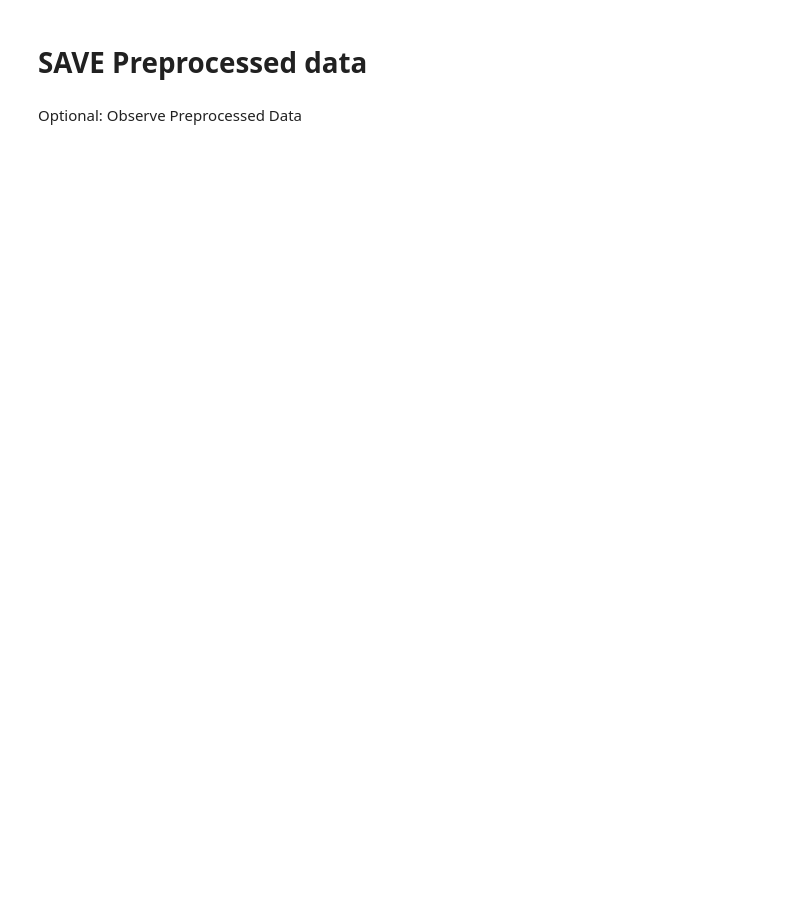
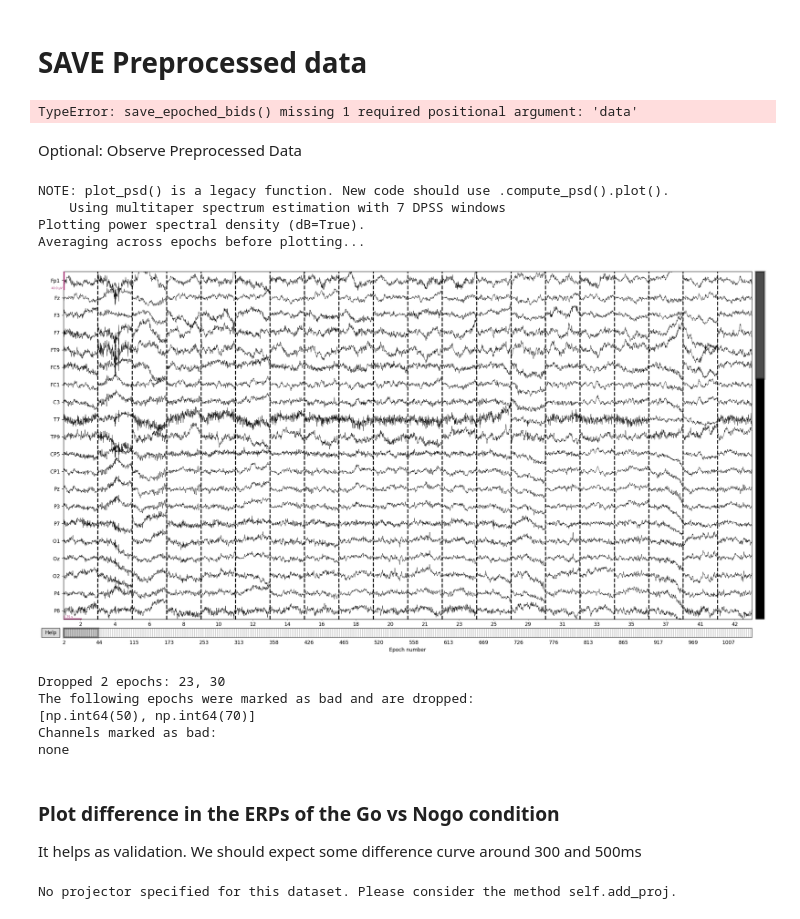
Before and after one commit to Nicobruno92/ruminative_mindwandering, a Jupyter notebook: Preprocessing/preprocessing_eeg.ipynb, the cells around one changed output. Saved outputs shown, nothing was run; the diff lists cells and outputs as text; code cells hidden in the pictures; blank space fills up the shorter version.

Commit message:
automatic preprocessing script v1

```diff
--- a/Preprocessing/preprocessing_eeg.ipynb
+++ b/Preprocessing/preprocessing_eeg.ipynb
@@ -515,21 +480,23 @@ log_preprocessing.log_detail("epochs_drop_log_description", epochs_ica.drop_log)
 # %% [markdown]
 # 7. Interpolate Chs and Rereference
 # %%
-##################################
-######   Interpolate chs  ########
-##################################
-# Interpolate bad channels in the epochs after ICA application
-epochs_interpolate = epochs_ica.copy().interpolate_bads()
-
-# Log the interpolated channels
-log_preprocessing.log_detail("interpolated_channels", epochs_ica.info["bads"])
-
 ##################################
 #######    Rereference   #########
 ##################################
+epochs_ica = mne.add_reference_channels(epochs_ica.load_data(), ref_channels=["FCz"])
+
+# Path to your .bvef file
+bvef_file_path = './CACS-64_withREF.bvef'
+# Load the extended montage
+montage = mne.channels.read_custom_montage(bvef_file_path)
+
+# Apply the montage to your raw data
+epochs_ica.set_montage(montage)
+
+
 # Rereference the data to the grand average reference
 epochs_rereferenced, ref_data = mne.set_eeg_reference(
-    inst=epochs_interpolate, ref_channels="average", copy=True
+    inst=epochs_ica, ref_channels="average", copy=True
 )
 
 # Add the final epochs to the report
@@ -539,3 +506,13 @@ report.add_epochs(
 
 # Log the rereferencing details
 log_preprocessing.log_detail("rereferenced_channels", "grand_average")
+
+
+##################################
+######   Interpolate chs  ########
+##################################
+# Interpolate bad channels in the epochs after ICA application
+epochs_interpolate = epochs_rereferenced.copy().interpolate_bads()
+
+# Log the interpolated channels
+log_preprocessing.log_detail("interpolated_channels", epochs_ica.info["bads"])
@@ -543,11 +532,10 @@ log_preprocessing.log_detail("rereferenced_channels", "grand_average")
 # SAVE Preprocessed data
 # %%
 # Save the rereferenced epochs
-bids_compliance.save_epoched_bids(
-    epochs_rereferenced,
+save_epoched_bids(
+    epochs_interpolate,
     derivatives_folder,
     subject,
-    session,
     task,
     data,
     desc="preproc",
@@ -556,17 +544,18 @@ bids_compliance.save_epoched_bids(
 )
 
 # Save the report as an HTML file
-html_report_fname = bids_compliance.make_bids_basename(
+html_report_fname = make_bids_basename(
     subject=subject,
-    session=session,
     task=task,
     suffix=data,
     extension=".html",
     desc="preprocReport",
 )
-report.save(os.path.join(bids_dir, html_report_fname), overwrite=True)
+report.save(os.path.join(derivative_bids_dir, html_report_fname), overwrite=True)
 
 # Save the preprocessing details to the JSON file
 log_preprocessing.save_preprocessing_details()
+# %% [output]
+TypeError: save_epoched_bids() missing 1 required positional argument: 'data'
 # %% [markdown]
 Optional: Observe Preprocessed Data
@@ -575,0 +562,21 @@ plt.show(block=True)
+# %%
+epochs_interpolate.plot_psd()
+epochs_interpolate.plot()
+# %% [output]
+NOTE: plot_psd() is a legacy function. New code should use .compute_psd().plot().
+    Using multitaper spectrum estimation with 7 DPSS windows
+Plotting power spectral density (dB=True).
+Averaging across epochs before plotting...
+[figure, added]
+Dropped 2 epochs: 23, 30
+The following epochs were marked as bad and are dropped:
+[np.int64(50), np.int64(70)]
+Channels marked as bad:
+none
+# %% [markdown]
+### Plot difference in the ERPs of the Go vs Nogo condition
+It helps as validation. We should expect some difference curve around 300 and 500ms
+# %%
+mne.combine_evoked([ epochs_interpolate['go/correct'].average(), epochs_interpolate['nogo/correct'].average()], weights=[1,-1]).plot_joint([0.1, 0.2, 0.3, 0.4, 0.5, 0.6, 0.7, 0.8, 0.9]);
+# %% [output]
+No projector specified for this dataset. Please consider the method self.add_proj.
```
Also changed, not shown: parts of 12 cells of this notebook, 9 other files.
